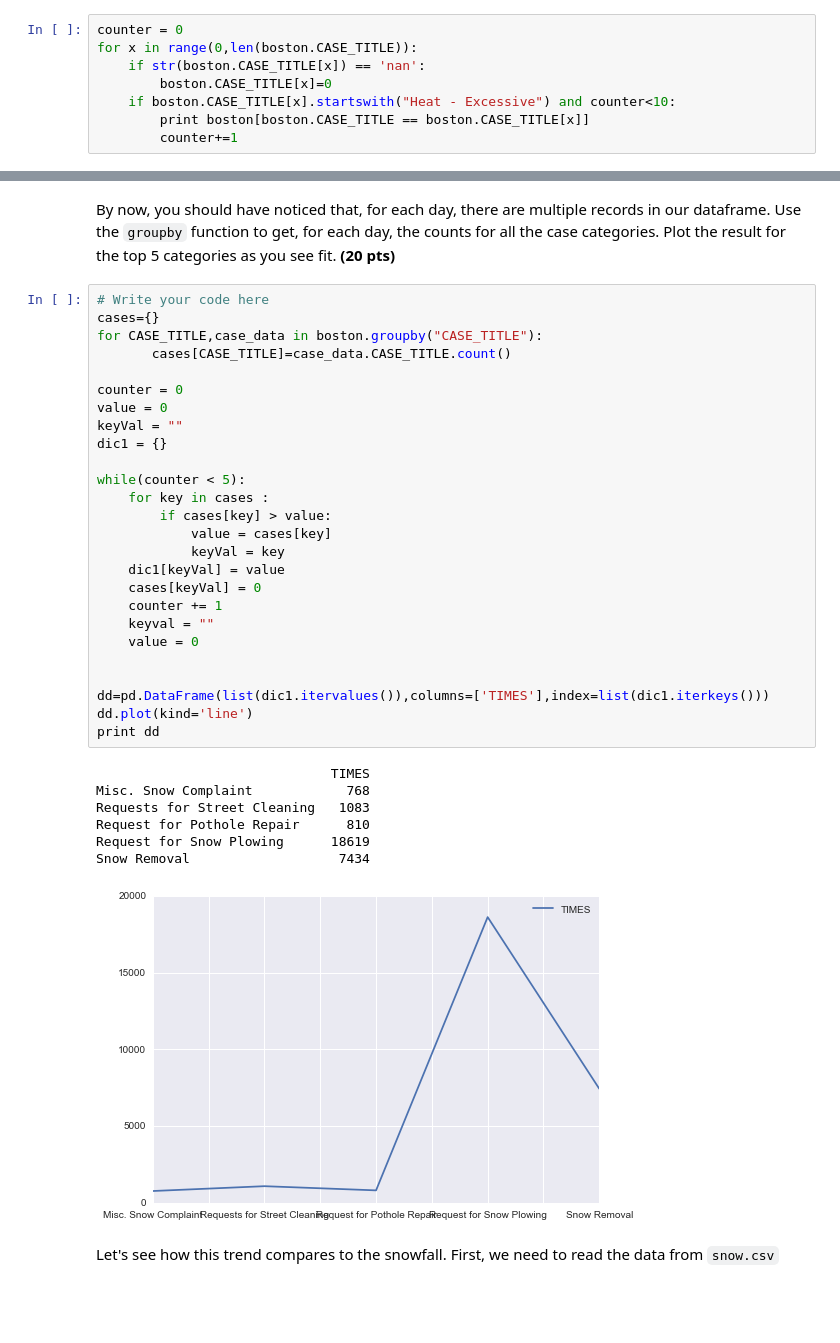
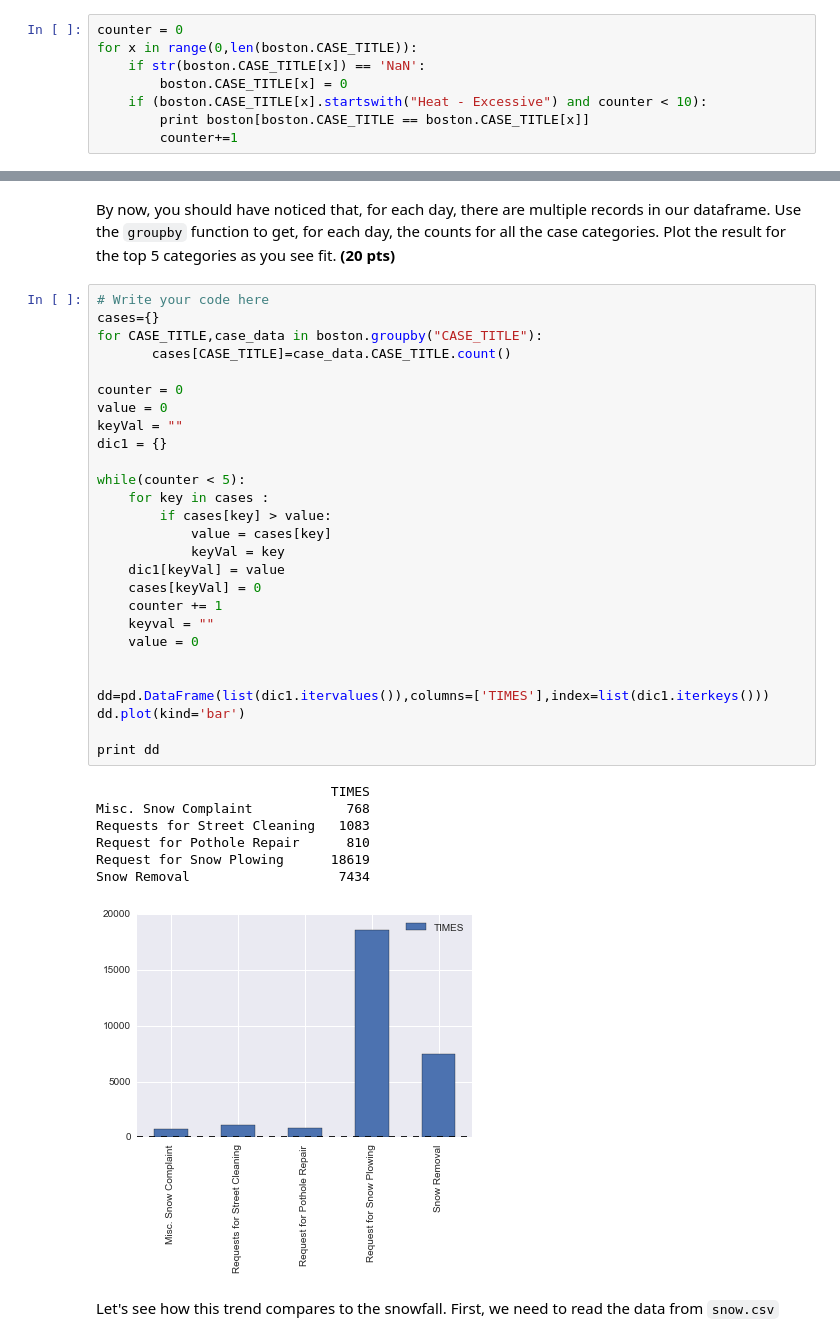
Before and after one commit to thomas1/spring-2015-homeworks, a Jupyter notebook: submissions/Homework-2/2.Pandas-in-Boston.ipynb, the cells around one changed output, grey strips where cells are left out. Drawn from its saved outputs; the diff is of its cells as text; blank space fills up the shorter version.

```diff
--- a/submissions/Homework-2/2.Pandas-in-Boston.ipynb
+++ b/submissions/Homework-2/2.Pandas-in-Boston.ipynb
@@ -203,9 +221,9 @@ There's another category which seems interesting, `Heat - Excessive Insufficient
 # %%
 counter = 0
 for x in range(0,len(boston.CASE_TITLE)):
-    if str(boston.CASE_TITLE[x]) == 'nan':
-        boston.CASE_TITLE[x]=0
-    if boston.CASE_TITLE[x].startswith("Heat - Excessive") and counter<10:
+    if str(boston.CASE_TITLE[x]) == 'NaN':
+        boston.CASE_TITLE[x] = 0
+    if (boston.CASE_TITLE[x].startswith("Heat - Excessive") and counter < 10):
         print boston[boston.CASE_TITLE == boston.CASE_TITLE[x]]
         counter+=1
 # %% [output]
@@ -257,35 +278,36 @@ By now, you should have noticed that, for each day, there are multiple records i
 cases={}
 for CASE_TITLE,case_data in boston.groupby("CASE_TITLE"):
        cases[CASE_TITLE]=case_data.CASE_TITLE.count()
 
 counter = 0
 value = 0
 keyVal = ""
 dic1 = {}
 
 while(counter < 5):
     for key in cases :
         if cases[key] > value:
             value = cases[key]
             keyVal = key
     dic1[keyVal] = value
     cases[keyVal] = 0
     counter += 1
     keyval = ""
     value = 0
 
 
 dd=pd.DataFrame(list(dic1.itervalues()),columns=['TIMES'],index=list(dic1.iterkeys()))
-dd.plot(kind='line')
+dd.plot(kind='bar')
+
 print dd
 # %% [output]
                               TIMES
 Misc. Snow Complaint            768
 Requests for Street Cleaning   1083
 Request for Pothole Repair      810
 Request for Snow Plowing      18619
 Snow Removal                   7434
-[figure, old version]
+[figure, new version]
 # %% [markdown]
 Let's see how this trend compares to the snowfall. First, we need to read the data from `snow.csv`
 # %%
```
Also changed, not shown: parts of 9 cells of this notebook.
